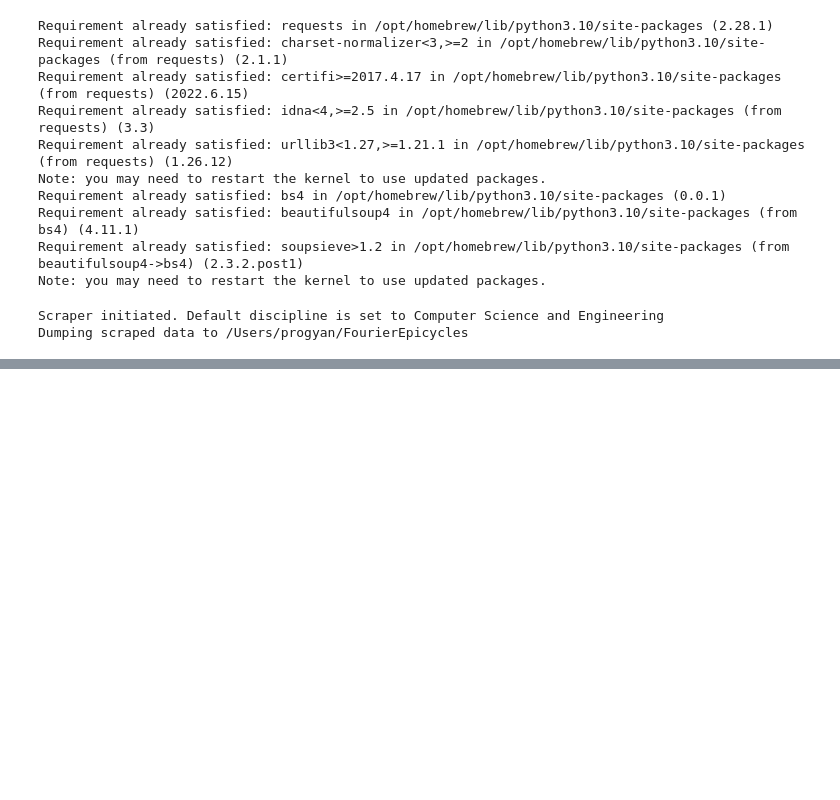
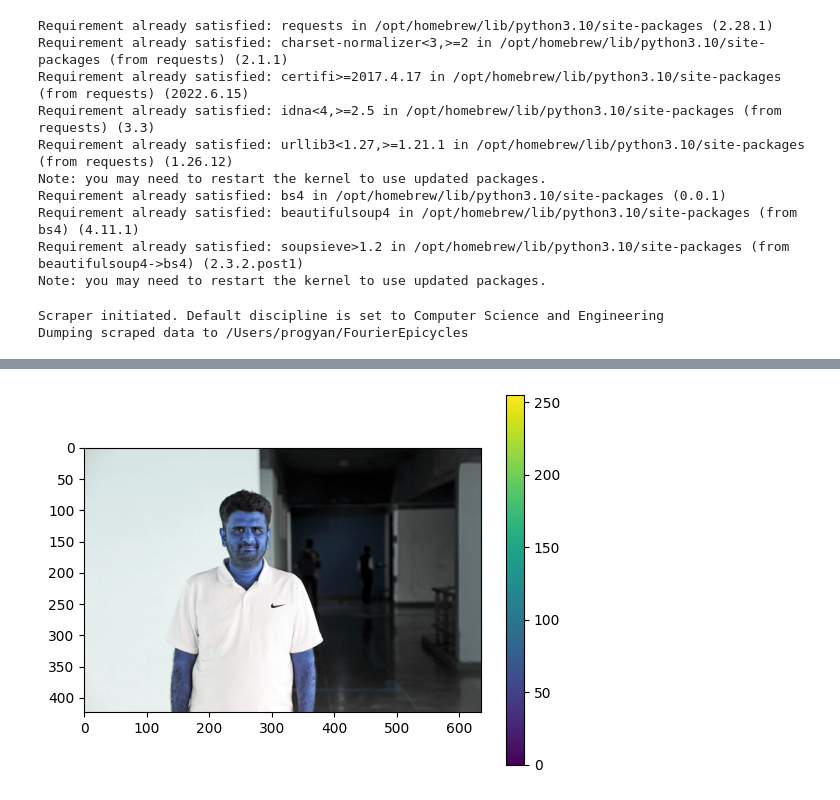
Before and after one commit to plugyawn/FourierEpicycles, a Jupyter notebook: main.ipynb, the cells around one changed output, grey strips where cells are left out. Cells and saved outputs as stored; diff of their text form; code cells hidden in the pictures; blank space fills up the shorter version.

Commit message:
image_process: Added functions.

```diff
--- a/main.ipynb
+++ b/main.ipynb
@@ -44,0 +38,30 @@ uttama.jpg
+# %%
+import numpy as np
+import cv2 as cv2
+from matplotlib import pyplot as plt
+img = cv2.imread('./data/1_shanmuganathan.jpg')
+# mask = np.zeros(img.shape[:2],np.uint8)
+# bgdModel = np.zeros((1,65),np.float64)
+# fgdModel = np.zeros((1,65),np.float64)
+# rect = (50,50,450,290)
+# cv.grabCut(img,mask,rect,bgdModel,fgdModel,5,cv.GC_INIT_WITH_RECT)
+# mask2 = np.where((mask==2)|(mask==0),0,1).astype('uint8')
+# img = img*mask2[:,:,np.newaxis]
+def bgremove2(myimage):
+    # First Convert to Grayscale
+    myimage_grey = cv2.cvtColor(myimage, cv2.COLOR_BGR2GRAY)
+
+    ret,baseline = cv2.threshold(myimage_grey,127,255,cv2.THRESH_TRUNC)
+
+    ret,background = cv2.threshold(baseline,126,255,cv2.THRESH_BINARY)
+
+    ret,foreground = cv2.threshold(baseline,126,255,cv2.THRESH_BINARY_INV)
+
+    foreground = cv2.bitwise_and(myimage,myimage, mask=foreground)  # Update foreground with bitwise_and to extract real foreground
+
+    # Convert black and white back into 3 channel greyscale
+    background = cv2.cvtColor(background, cv2.COLOR_GRAY2BGR)
+
+    # Combine the background and foreground to obtain our final image
+    finalimage = background+foreground
+    return finalimage
@@ -44,0 +70,12 @@ uttama.jpg
+# %%
+plt.imshow(img),plt.colorbar(),plt.show()
+def showimage(myimage):
+    if (myimage.ndim>2):  #This only applies to RGB or RGBA images (e.g. not to Black and White images)
+        myimage = myimage[:,:,::-1] #OpenCV follows BGR order, while matplotlib likely follows RGB order
+
+    fig, ax = plt.subplots(figsize=[10,10])
+    ax.imshow(myimage, cmap = 'gray', interpolation = 'bicubic')
+    plt.xticks([]), plt.yticks([])  # to hide tick values on X and Y axis
+    plt.show()
+# %% [output]
+[figure, added]
```
Also changed, not shown: parts of 11 cells of this notebook, 58 other files.
